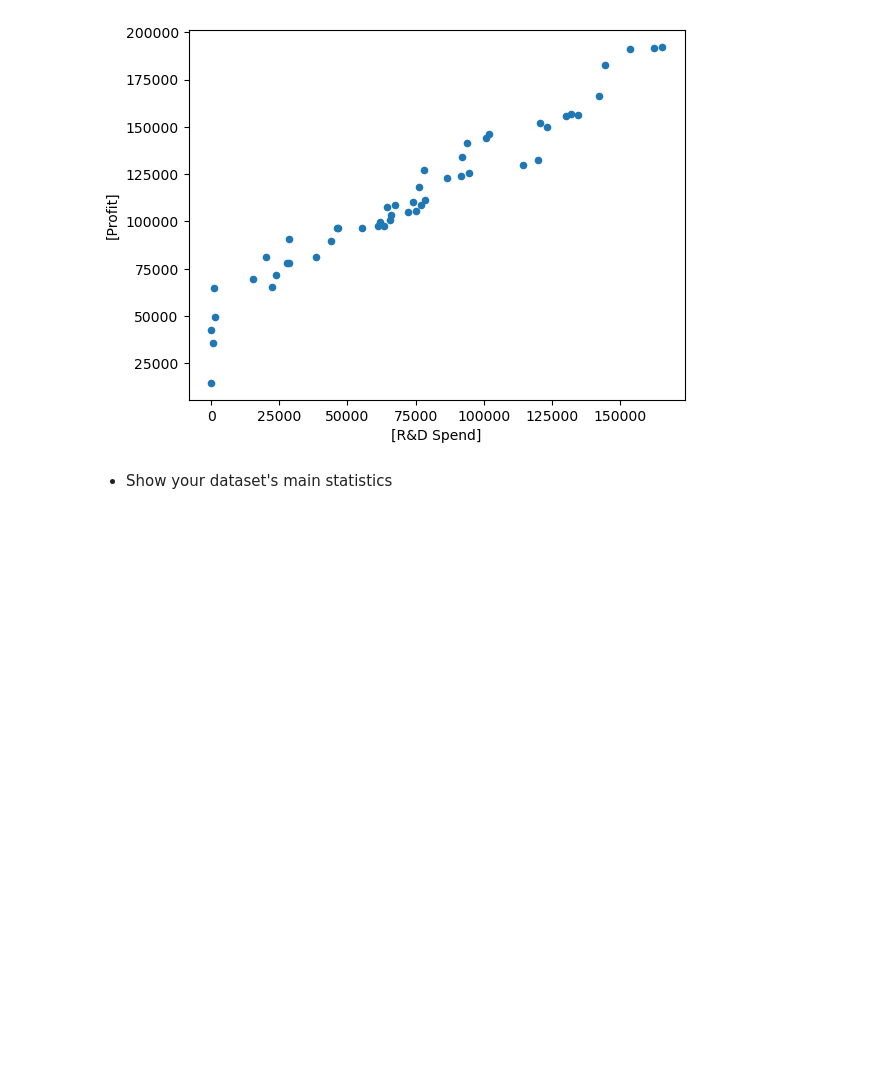
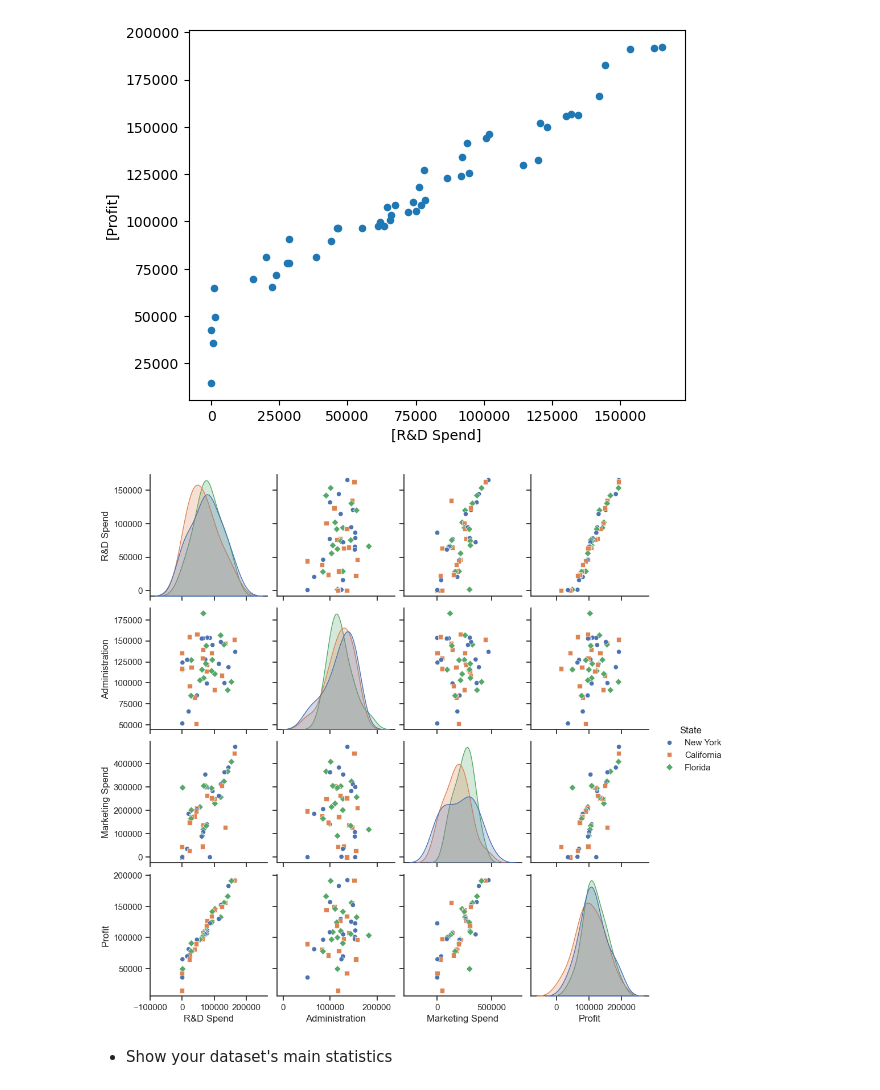
Before and after one commit to 40tude/Data_Essentials_Stage_Oct_2023, a Jupyter notebook: 03-ML-J1/Exo-02.ipynb, the cells around one changed output. Cells and saved outputs as stored; diff of their text form; code cells hidden in the pictures; blank space fills up the shorter version.

```diff
--- a/03-ML-J1/Exo-02.ipynb
+++ b/03-ML-J1/Exo-02.ipynb
@@ -56,6 +56,12 @@ df.plot.scatter(["R&D Spend"], ["Profit"])
 # %% [output]
 <Axes: xlabel='[R&D Spend]', ylabel='[Profit]'>
 [figure]
+# %%
+sns.set(style="ticks")
+sns.pairplot(df, hue="State", markers=["o", "s", "D"])
+plt.show()
+# %% [output]
+[figure, added]
 # %% [markdown]
 * Show your dataset's main statistics
 # %%
```
Also changed, not shown: parts of 3 cells of this notebook, 3 other files.
